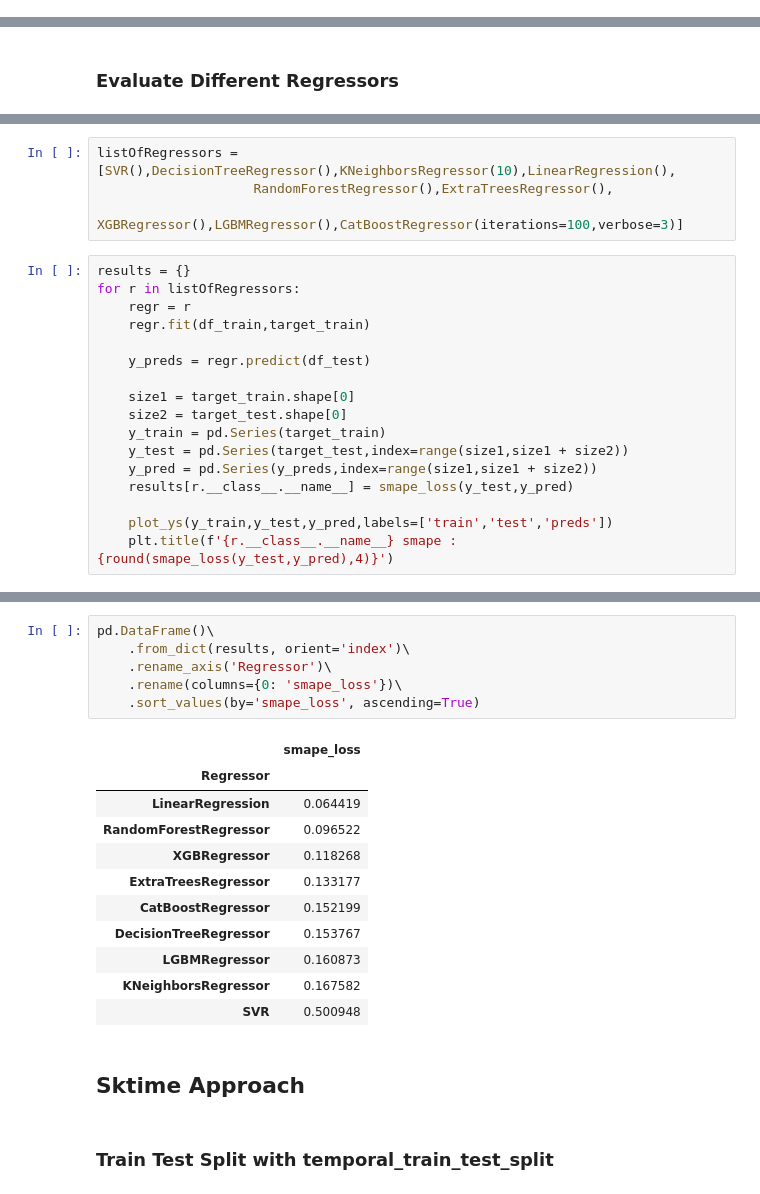
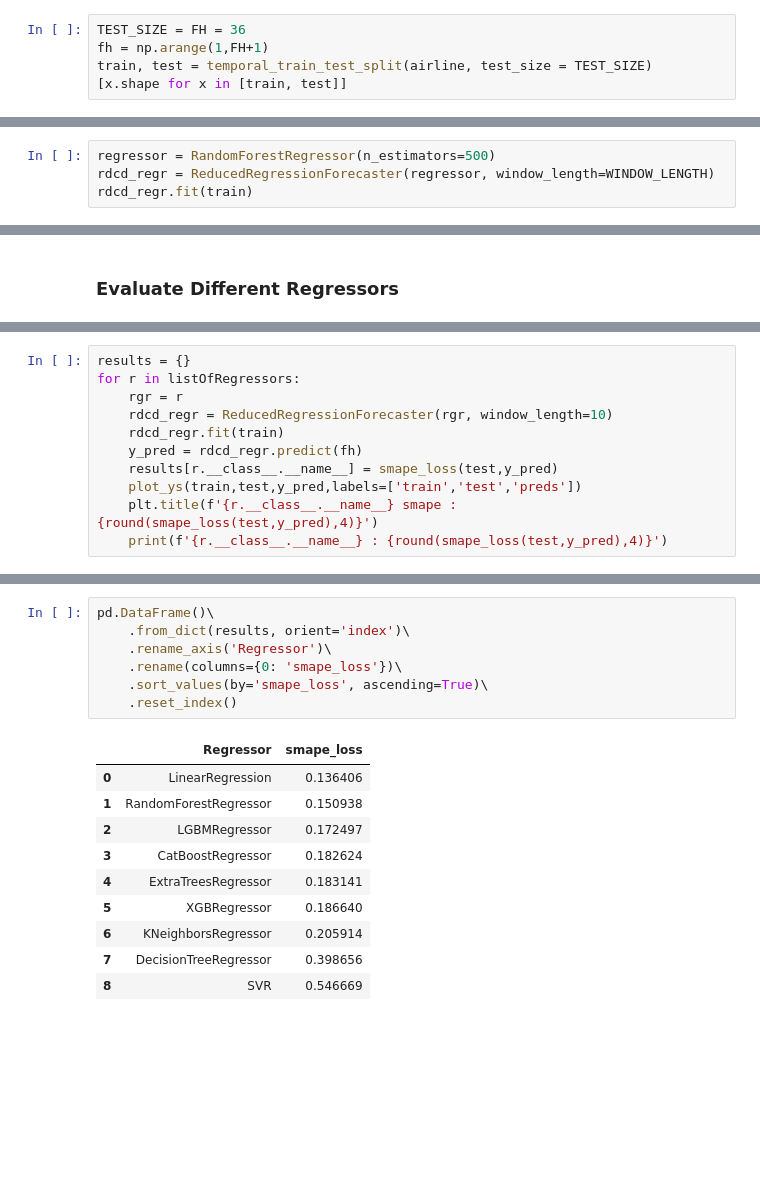
Before and after one commit to Takfes/time-series-python, a Jupyter notebook: sktime - Univariate Forecasting - Reducing & Regression.ipynb, the cells around one changed output, grey strips where cells are left out. Drawn from its saved outputs; the diff is of its cells as text; blank space fills up the shorter version.

```diff
--- a/sktime - Univariate Forecasting - Reducing & Regression.ipynb
+++ b/sktime - Univariate Forecasting - Reducing & Regression.ipynb
@@ -157,0 +207,5 @@ smape_loss(y_test,y_pred)
+# %%
+TEST_SIZE = FH = 36
+fh = np.arange(1,FH+1)
+train, test = temporal_train_test_split(airline, test_size = TEST_SIZE)
+[x.shape for x in [train, test]]
@@ -157,0 +216,4 @@ smape_loss(y_test,y_pred)
+# %%
+regressor = RandomForestRegressor(n_estimators=500)
+rdcd_regr = ReducedRegressionForecaster(regressor, window_length=WINDOW_LENGTH)
+rdcd_regr.fit(train)
@@ -175,22 +232,12 @@ from catboost import CatBoostRegressor
-# %%
-listOfRegressors = [SVR(),DecisionTreeRegressor(),KNeighborsRegressor(10),LinearRegression(),
-                    RandomForestRegressor(),ExtraTreesRegressor(),
-                    XGBRegressor(),LGBMRegressor(),CatBoostRegressor(iterations=100,verbose=3)]
 # %%
 results = {}
 for r in listOfRegressors:
-    regr = r
-    regr.fit(df_train,target_train)
-
-    y_preds = regr.predict(df_test)
-
-    size1 = target_train.shape[0]
-    size2 = target_test.shape[0]
-    y_train = pd.Series(target_train)
-    y_test = pd.Series(target_test,index=range(size1,size1 + size2))
-    y_pred = pd.Series(y_preds,index=range(size1,size1 + size2))
-    results[r.__class__.__name__] = smape_loss(y_test,y_pred)
-
-    plot_ys(y_train,y_test,y_pred,labels=['train','test','preds'])
-    plt.title(f'{r.__class__.__name__} smape : {round(smape_loss(y_test,y_pred),4)}')
+    rgr = r
+    rdcd_regr = ReducedRegressionForecaster(rgr, window_length=10)
+    rdcd_regr.fit(train)
+    y_pred = rdcd_regr.predict(fh)
+    results[r.__class__.__name__] = smape_loss(test,y_pred)
+    plot_ys(train,test,y_pred,labels=['train','test','preds'])
+    plt.title(f'{r.__class__.__name__} smape : {round(smape_loss(test,y_pred),4)}')
+    print(f'{r.__class__.__name__} : {round(smape_loss(test,y_pred),4)}')
 # %% [output]
@@ -223,22 +263,18 @@ Learning rate set to 0.15088
 # %%
 pd.DataFrame()\
     .from_dict(results, orient='index')\
     .rename_axis('Regressor')\
     .rename(columns={0: 'smape_loss'})\
-    .sort_values(by='smape_loss', ascending=True)
+    .sort_values(by='smape_loss', ascending=True)\
+    .reset_index()
 # %% [output]
-|  | smape_loss |
-| Regressor |  |
-| LinearRegression | 0.064419 |
-| RandomForestRegressor | 0.096522 |
-| XGBRegressor | 0.118268 |
-| ExtraTreesRegressor | 0.133177 |
-| CatBoostRegressor | 0.152199 |
-| DecisionTreeRegressor | 0.153767 |
-| LGBMRegressor | 0.160873 |
-| KNeighborsRegressor | 0.167582 |
-| SVR | 0.500948 |
+|  | Regressor | smape_loss |
+| 0 | LinearRegression | 0.136406 |
+| 1 | RandomForestRegressor | 0.150938 |
+| 2 | LGBMRegressor | 0.172497 |
+| 3 | CatBoostRegressor | 0.182624 |
+| 4 | ExtraTreesRegressor | 0.183141 |
+| 5 | XGBRegressor | 0.186640 |
+| 6 | KNeighborsRegressor | 0.205914 |
+| 7 | DecisionTreeRegressor | 0.398656 |
+| 8 | SVR | 0.546669 |
-# %% [markdown]
-## Sktime Approach
-# %% [markdown]
-### Train Test Split with temporal_train_test_split
```
Also changed, not shown: parts of 62 cells of this notebook, 3 other files.
